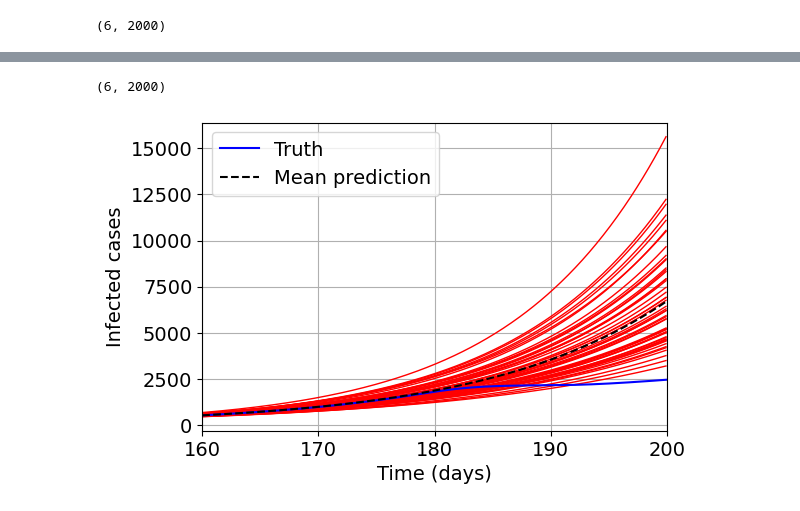
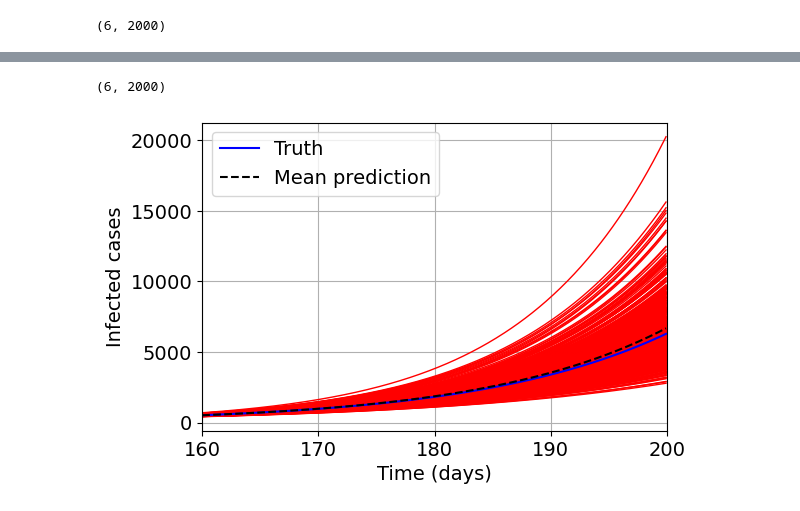
Before and after one commit to sudhipv/sequential_calibration, a Jupyter notebook: singlePHU_compare/without_rho/mcmc/forecast/predictions_1phu.ipynb, the cells around one changed output, grey strips where cells are left out. Saved outputs shown, nothing was run; the diff lists cells and outputs as text; code cells hidden in the pictures.

```diff
--- a/singlePHU_compare/without_rho/mcmc/forecast/predictions_1phu.ipynb
+++ b/singlePHU_compare/without_rho/mcmc/forecast/predictions_1phu.ipynb
@@ -10,6 +10,9 @@ dt = 0.1
 tstart = 0
 tlim = 200
 t = np.arange(tstart, tlim, 1)
+
+
+d_cut = 160
 
 ndiv = 1/dt
 
@@ -101,11 +104,19 @@ total population in PHU1 2794356.0
 
 sample_path = '/Users/sudhipv/documents/sequential_calibration/singlePHU_compare/without_rho/mcmc'
 
-true_path  =  '/Users/sudhipv/documents/sequential_calibration/singlePHU_compare/without_rho/mcmc/toronto_synthetic_true_mult.csv'
+true_path  =  '/Users/sudhipv/documents/sequential_calibration/singlePHU_compare/without_rho/mcmc/toronto_synthetic_true_mult_CHANGED.csv'
+
+
+beta_true_path  = '/Users/sudhipv/documents/sequential_calibration/singlePHU_compare/without_rho/mcmc/toronto_synthetic_true_beta_mult_CHANGED.csv'
+
+
 
 I_truth = np.genfromtxt(true_path, delimiter=' ')
 
+beta_truth = np.genfromtxt(beta_true_path, delimiter=' ')
+
 I_mean = np.zeros((len(tmoh),N_city))
+beta_mean = np.zeros((len(tmoh),N_city))
 
 # samples = np.loadtxt('/Users/sudhipv/documents/plos_coupledode/codes/tmcmc/16param/muVec.dat')
 
@@ -115,7 +126,7 @@ print(samples.shape)
 
 Nsamples = len(samples[0,:])
 
-I_pdf = np.zeros((40,Nsamples))
+I_pdf = np.zeros((tlim-d_cut,Nsamples))
 
 
 
@@ -141,6 +152,9 @@ for ns in range(Nsamples):
     beta_i[:,0] = a0  + a1/(1 + np.exp((t1-tmoh))) +  a2/(1 + np.exp((t2-tmoh)))  + a3/(1 + np.exp((t3-tmoh)))  + a4/(1 + np.exp((t4-tmoh)))  + a5/(1 + np.exp((t5-tmoh)))
                 #  + a6/(1 + np.exp((t6-tmoh))) + a7/(1 + np.exp((t7-tmoh)))
     # + a8/(1 + np.exp((t8-tmoh)))
+
+    beta_mean[:,0] = beta_mean[:,0] + beta_i[:,0]
+
 
     beta_e[:,0] = beta_i[:,0]
 
@@ -168,12 +182,14 @@ for ns in range(Nsamples):
         if( kk%ndiv == 0):
             idxmoh = int(kk/ndiv)
 
-            if(idxmoh >= 160):
+            if(idxmoh >= d_cut):
 
-                I_pdf[idxmoh-160,ns] = I[kk,0]
+                I_pdf[idxmoh-d_cut,ns] = I[kk,0]
 
 
 
 I_mean = I_mean/Nsamples
+
+beta_mean = beta_mean/Nsamples
 # %% [output]
 (6, 2000)
@@ -181,21 +253,20 @@ I_mean = I_mean/Nsamples
 
 mpl.rcParams.update({'font.size':14})
 fig1, ax1 = plt.subplots(figsize=(6, 4))
-ax1.set_xlim([160,200])
-# ax1.set_xticks(np.arange(160, 200), 10.0)
+# ax1.set_xlim([0,40])
 # ax1.set_yticks(np.arange(0, 5000, 50.0))
 ax1.set_xlabel('Time (days)')
 ax1.set_ylabel('Infected cases')
 
 
-pred_low = int(160*ndiv)
+pred_low = int(d_cut*ndiv)
 
-pred_high = int(200*ndiv)
+pred_high = int(tlim*ndiv)
 
 
 print(samples.shape)
 
-Nsamples = 50
+Nsamples = 500
 
 for ns in range(Nsamples):
 
@@ -239,32 +310,34 @@ for ns in range(Nsamples):
 
 
     ax1.plot(tmoh[pred_low:pred_high], I[pred_low:pred_high,0], color='red', linewidth=1 , label='_nolegend_')
 
 
     # # max and min at a time instant
 
     # if( I[2200,0] > maxi[0]):
     #     maxi[0] = I[2200,0]
 
     # if( I[2200,1] > maxi[1]):
     #     maxi[1] = I[2200,0]
 
 
     # if( I[2200,0] > maxi[0]):
     #     maxi[0] = I[2200,0]
 
     # if( I[2200,1] > maxi[1]):
     #     maxi[1] = I[2200,0]
 
 
 ax1.plot(tmoh[pred_low:pred_high], I_truth[pred_low:pred_high], color='blue', label='Truth')
 ax1.plot(tmoh[pred_low:pred_high], I_mean[pred_low:pred_high,0], color='black',linestyle='--', label='Mean prediction')
 # ax1.axvline(x=210, color='g', linestyle='--', label='data cutoff')
+# ax1.set_xticks(np.arange(0,50, 10), labels=['0', '10', '20', '30', '40'])
+ax1.set_xlim(d_cut,tlim)
 ax1.legend()
 ax1.grid()
-# ax1.figure.savefig('/Users/sudhipv/documents/plos_coupledode/codes/tmcmc/5param_1phu/predictions_150days_toronto.pdf', bbox_inches='tight')
+ax1.figure.savefig(f'{sample_path}/figs/predictions_200days.pdf', bbox_inches='tight')
 # ax1.figure.savefig('/Users/sudhipv/documents/plos_coupledode/codes/figs/predictions/1phu_durham_210days_until250.pdf', bbox_inches='tight')
 plt.show()
 # %% [output]
 (6, 2000)
-[figure, old version]
+[figure, new version]
```
Also changed, not shown: parts of 4 cells of this notebook, 16 other files.
